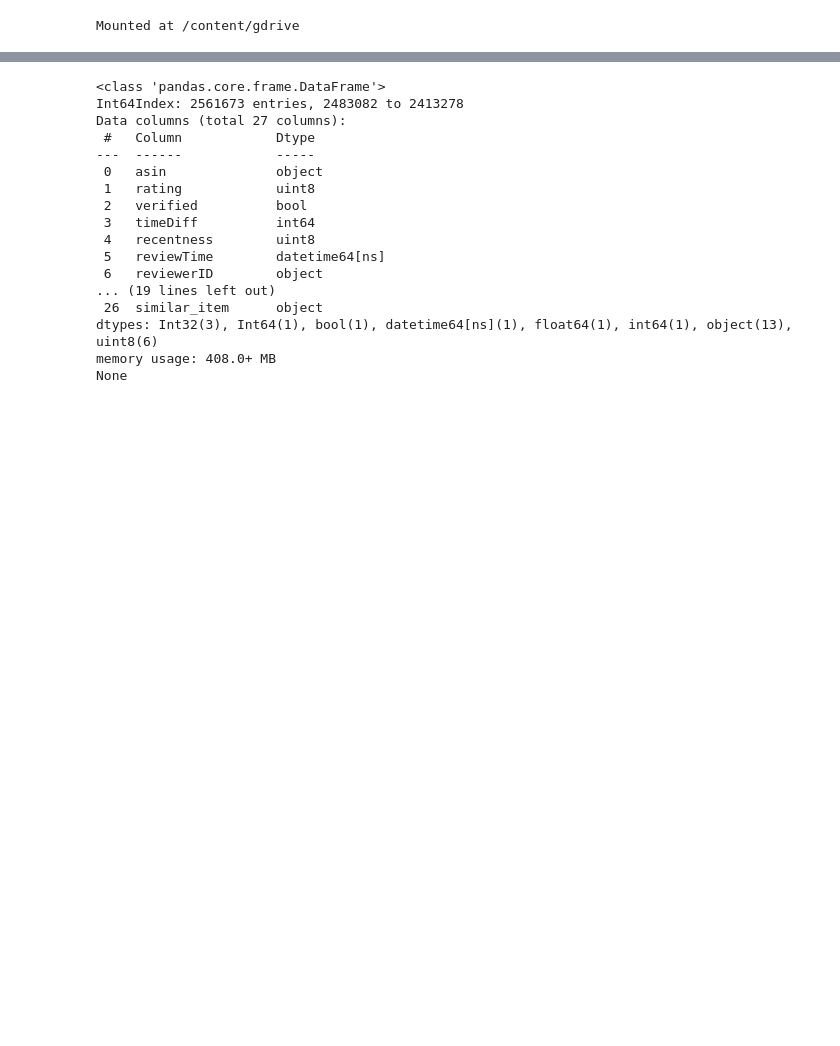
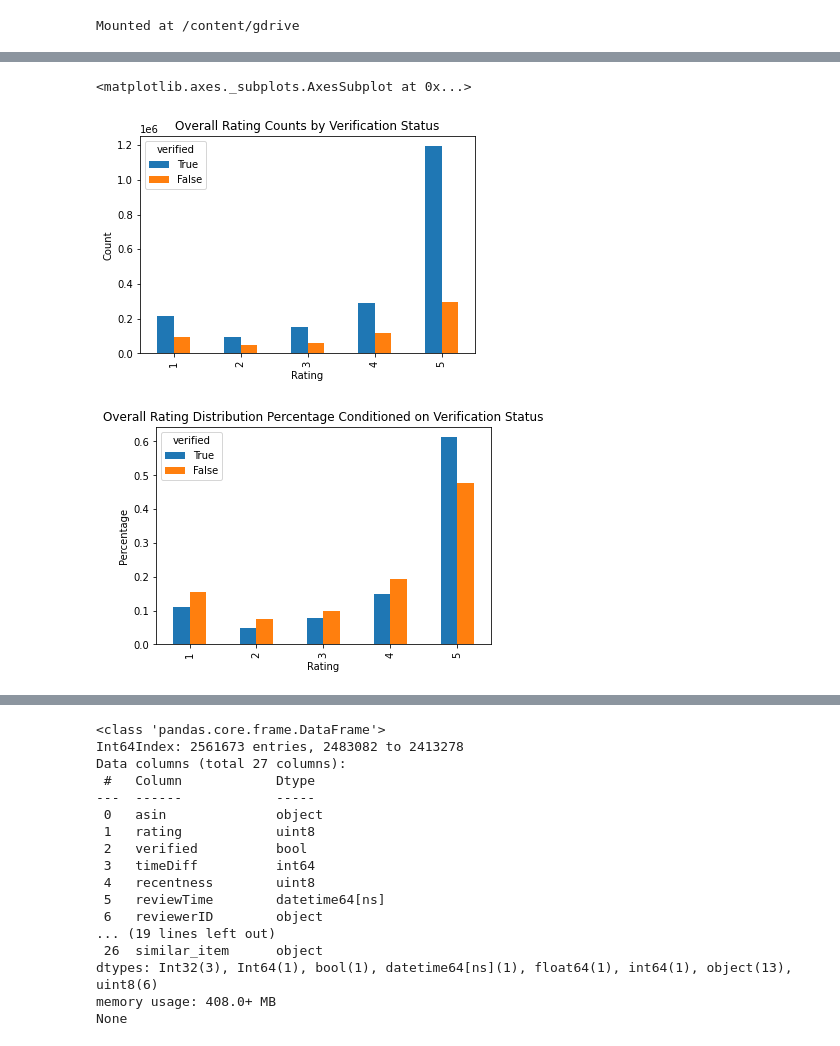
Before and after one commit to ting486/Consumer-Reviews-And-Purchasing-Decisions, a Jupyter notebook: amazon_video_games_25GB_RAM.ipynb, the cells around one changed output, grey strips where cells are left out. Saved outputs shown, nothing was run; the diff lists cells and outputs as text; code cells hidden in the pictures; blank space fills up the shorter version.

```diff
--- a/amazon_video_games_25GB_RAM.ipynb
+++ b/amazon_video_games_25GB_RAM.ipynb
@@ -290,0 +149,6 @@ dfAll = dfAll.sort_values(by=['asin', 'timeDiff'])
+# %%
+# change data types of some columns and select only the useful columns before proceeding to the next step
+dfReviews = dfReviews.astype({'numImages': np.uint8, 'reviewTextLength': 'Int32',
+                              'summaryLength': 'Int32', 'numStyles': np.uint8})
+dfReviews = dfReviews[['asin', 'rating', 'verified', 'timeDiff', 'recentness', 'reviewTime', 'reviewerID',
+                       'reviewText', 'reviewTextLength', 'summary', 'summaryLength', 'vote', 'numStyles', 'numImages']]
@@ -290,0 +224,15 @@ dfAll = dfAll.sort_values(by=['asin', 'timeDiff'])
+# %%
+# rating distribution
+# dfReviews['rating'].value_counts().sort_index().plot(kind='bar', title='Rating Distribution',
+#                                                      xlabel='Rating', ylabel='Count')
+
+dfRatingsByVerified = dfReviews.groupby('verified', sort=False).rating.value_counts(normalize=False).unstack(0)
+dfRatingsByVerified.plot.bar(xlabel='Rating', ylabel='Count', title='Overall Rating Counts by Verification Status')
+
+dfRatingsByVerified = dfReviews.groupby('verified', sort=False).rating.value_counts(normalize=True).unstack(0)
+dfRatingsByVerified.plot.bar(xlabel='Rating', ylabel='Percentage',
+                            title='Overall Rating Distribution Percentage Conditioned on Verification Status')
+# %% [output]
+<matplotlib.axes._subplots.AxesSubplot at 0x...>
+[figure, added]
+[figure, added]
```
Also changed, not shown: parts of 77 cells of this notebook.
